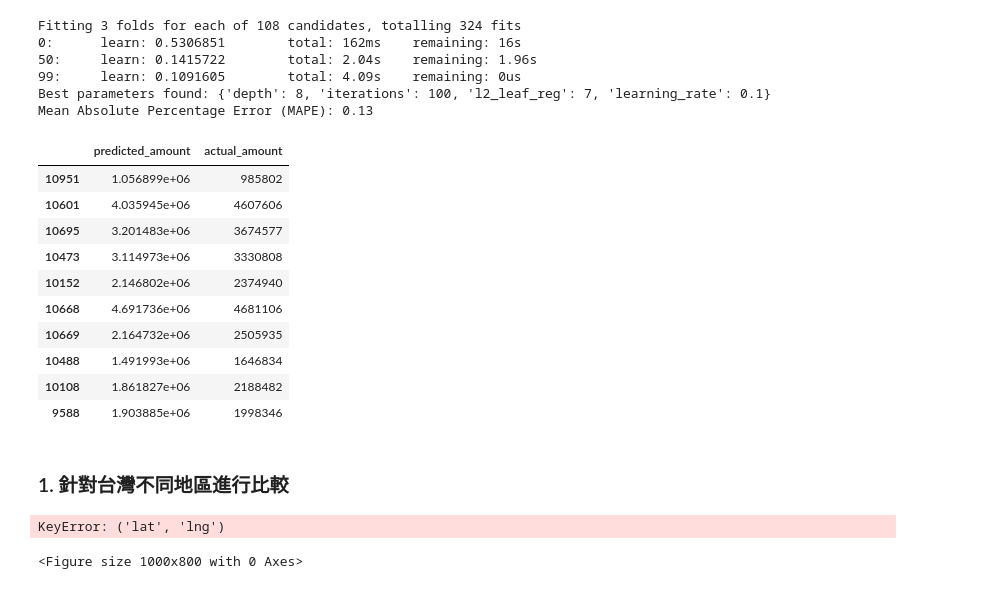
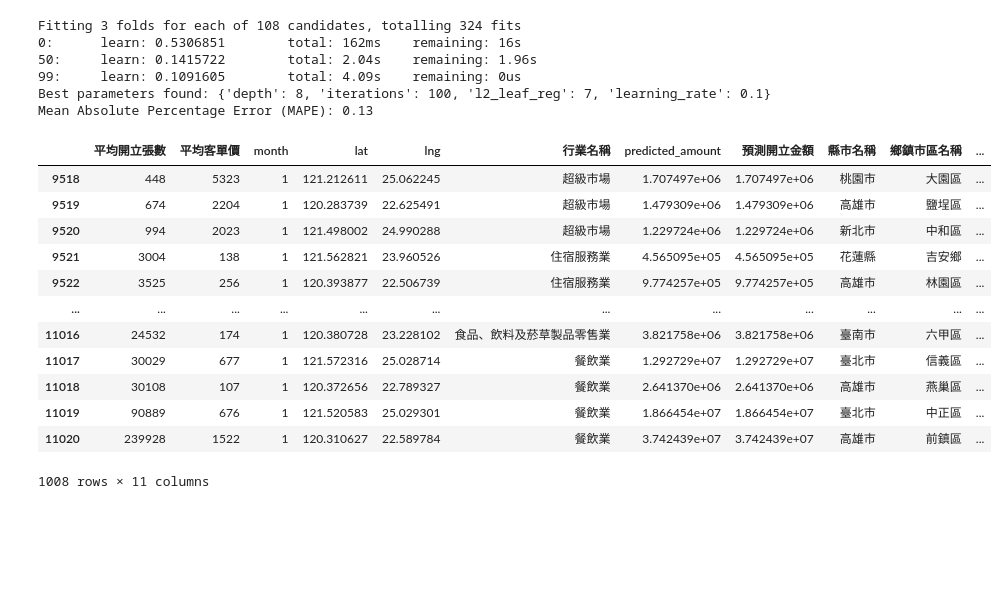
Before and after one commit to Ayukevin/Consumption-Analysis, a Jupyter notebook: ml_optimize.ipynb, the cells around one changed output. Saved outputs shown, nothing was run; the diff lists cells and outputs as text; code cells hidden in the pictures; blank space fills up the shorter version.

```diff
--- a/ml_optimize.ipynb
+++ b/ml_optimize.ipynb
@@ -126,26 +122,0 @@ best_model.save_model('catboost_model.cbm')
-# %%
-X_test[['predicted_amount', 'actual_amount']].head(10)
-# %% [output]
-|  | predicted_amount | actual_amount |
-| 10951 | 1.056899e+06 | 985802 |
-| 10601 | 4.035945e+06 | 4607606 |
-| 10695 | 3.201483e+06 | 3674577 |
-| 10473 | 3.114973e+06 | 3330808 |
-| 10152 | 2.146802e+06 | 2374940 |
-| 10668 | 4.691736e+06 | 4681106 |
-| 10669 | 2.164732e+06 | 2505935 |
-| 10488 | 1.491993e+06 | 1646834 |
-| 10108 | 1.861827e+06 | 2188482 |
-| 9588 | 1.903885e+06 | 1998346 |
-# %% [markdown]
-### 1. 針對台灣不同地區進行比較
-# %%
-county = ['新北市', '臺北市', '桃園市', '臺中市', '臺南市', '高雄市']
-plt.figure(figsize=(10, 8))
-for i in range(len(county)):
-    sns.lineplot(data=X_test[X_test['lat','lng'] == county[i]], x='行業名稱', y='predicted_amount', label=county[i]) #, ci=None
-    plt.title('六都每月平均開立金額')
-plt.show()
-# %% [output]
-KeyError: ('lat', 'lng')
-<Figure size 1000x800 with 0 Axes>
@@ -151,0 +130,16 @@ KeyError: ('lat', 'lng')
+# %%
+X
+# %% [output]
+|  | 平均開立張數 | 平均客單價 | month | lat | lng | 行業名稱 | predicted_amount | 預測開立金額 | 縣市名稱 | 鄉鎮市區名稱 | ... |
+| 9518 | 448 | 5323 | 1 | 121.212611 | 25.062245 | 超級市場 | 1.707497e+06 | 1.707497e+06 | 桃園市 | 大園區 | ... |
+| 9519 | 674 | 2204 | 1 | 120.283739 | 22.625491 | 超級市場 | 1.479309e+06 | 1.479309e+06 | 高雄市 | 鹽埕區 | ... |
+| 9520 | 994 | 2023 | 1 | 121.498002 | 24.990288 | 超級市場 | 1.229724e+06 | 1.229724e+06 | 新北市 | 中和區 | ... |
+| 9521 | 3004 | 138 | 1 | 121.562821 | 23.960526 | 住宿服務業 | 4.565095e+05 | 4.565095e+05 | 花蓮縣 | 吉安鄉 | ... |
+| 9522 | 3525 | 256 | 1 | 120.393877 | 22.506739 | 住宿服務業 | 9.774257e+05 | 9.774257e+05 | 高雄市 | 林園區 | ... |
+| ... | ... | ... | ... | ... | ... | ... | ... | ... | ... | ... | ... |
+| 11016 | 24532 | 174 | 1 | 120.380728 | 23.228102 | 食品、飲料及菸草製品零售業 | 3.821758e+06 | 3.821758e+06 | 臺南市 | 六甲區 | ... |
+| 11017 | 30029 | 677 | 1 | 121.572316 | 25.028714 | 餐飲業 | 1.292729e+07 | 1.292729e+07 | 臺北市 | 信義區 | ... |
+| 11018 | 30108 | 107 | 1 | 120.372656 | 22.789327 | 餐飲業 | 2.641370e+06 | 2.641370e+06 | 高雄市 | 燕巢區 | ... |
+| 11019 | 90889 | 676 | 1 | 121.520583 | 25.029301 | 餐飲業 | 1.866454e+07 | 1.866454e+07 | 臺北市 | 中正區 | ... |
+| 11020 | 239928 | 1522 | 1 | 120.310627 | 22.589784 | 餐飲業 | 3.742439e+07 | 3.742439e+07 | 高雄市 | 前鎮區 | ... |
+1008 rows × 11 columns
```
Also changed, not shown: parts of 4 cells of this notebook, 1 other file.
